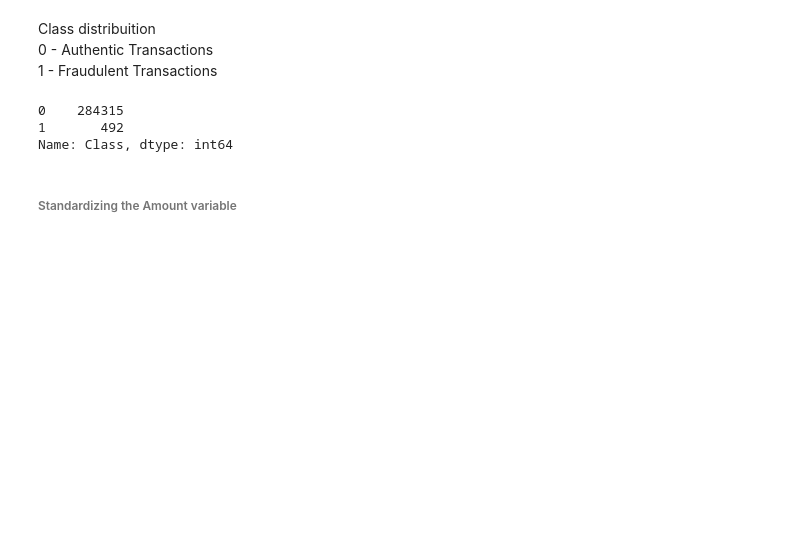
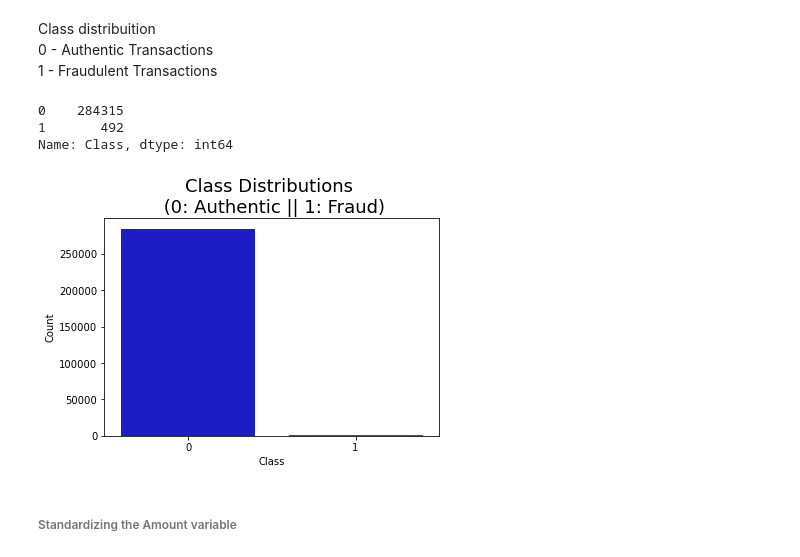
Before and after one commit to venkateshaditya/Credit-Card-Fraud-Detection, a Jupyter notebook: Ensemble Models.ipynb, the cells around one changed output. Saved outputs shown, nothing was run; the diff lists cells and outputs as text; code cells hidden in the pictures; blank space fills up the shorter version.

```diff
--- a/Ensemble Models.ipynb
+++ b/Ensemble Models.ipynb
@@ -132,12 +154,18 @@ Name: 0, dtype: float64
 Class distribuition
 0 - Authentic Transactions
 1 - Fraudulent Transactions
-# %%
-data.Class.value_counts()
-# %% [output]
-0    284315
-1       492
-Name: Class, dtype: int64
+# %%
+print(data.Class.value_counts())
+colors = ["#0101DF", "#DF0101"]
+
+sns.countplot('Class', data=data, palette=colors)
+_=plt.title('Class Distributions \n (0: Authentic || 1: Fraud)', fontsize=18)
+_=plt.ylabel('Count')
+# %% [output]
+0    284315
+1       492
+Name: Class, dtype: int64
+[figure, added]
 # %% [markdown]
 ###### Standardizing the Amount variable
 # %%
```
Also changed, not shown: parts of 19 cells of this notebook.
